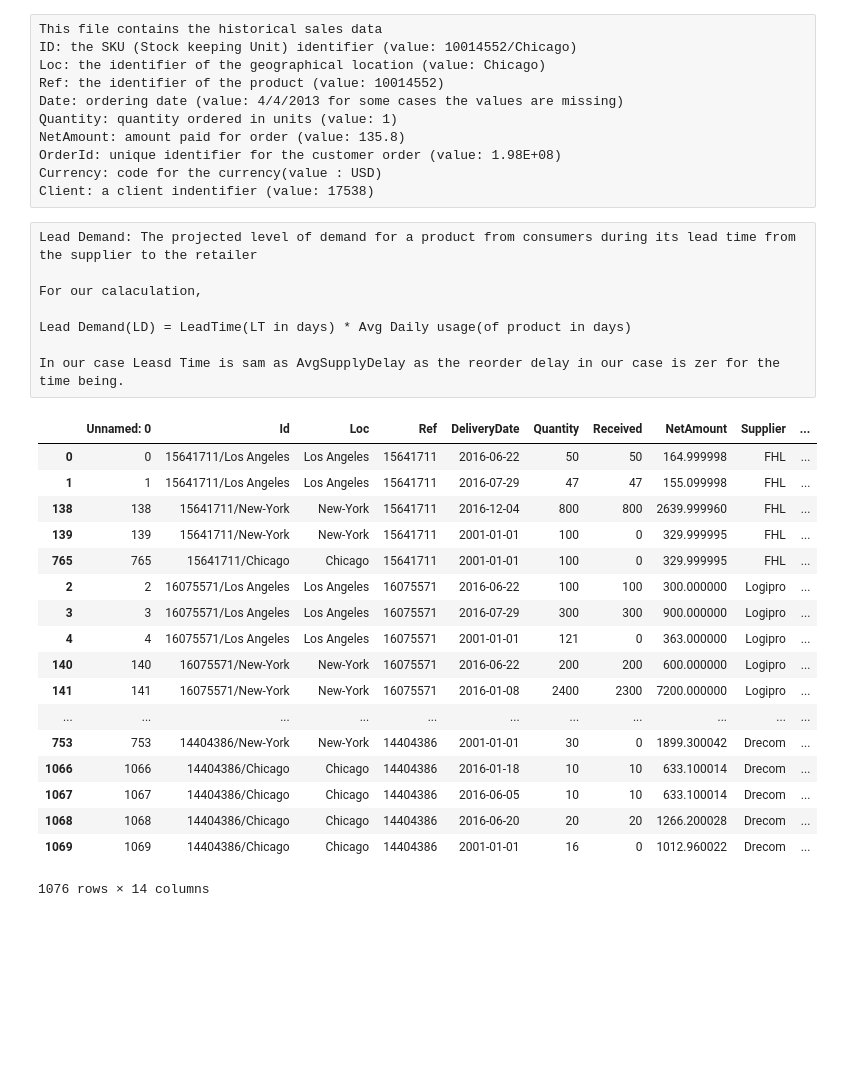
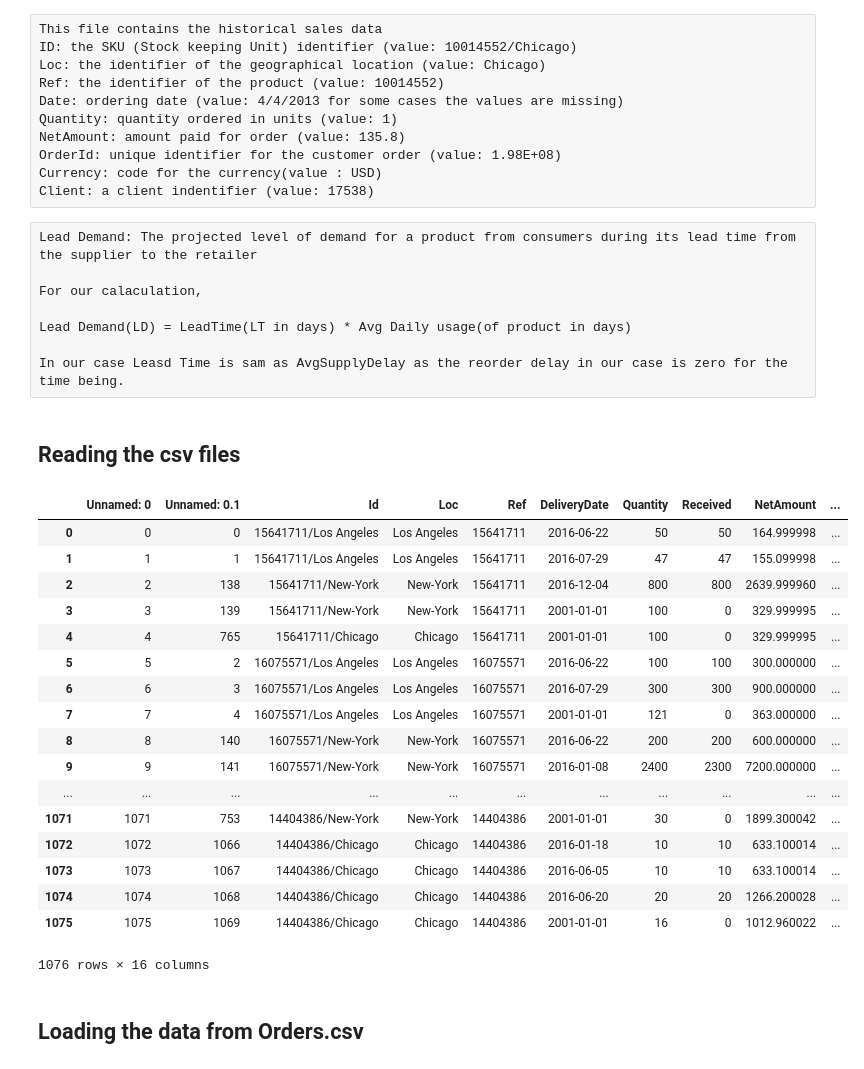
Before and after one commit to pratishthakapoor/RetailReplenishement, a Jupyter notebook: Code/LeadDemand/LeadDemand.ipynb, the cells around one changed output. Cells and saved outputs as stored; diff of their text form; code cells hidden in the pictures; blank space fills up the shorter version.

```diff
--- a/Code/LeadDemand/LeadDemand.ipynb
+++ b/Code/LeadDemand/LeadDemand.ipynb
@@ -18,7 +18,9 @@ For our calaculation,
 
 Lead Demand(LD) = LeadTime(LT in days) * Avg Daily usage(of product in days)
 
-In our case Leasd Time is sam as AvgSupplyDelay as the reorder delay in our case is zer for the time being.
+In our case Leasd Time is sam as AvgSupplyDelay as the reorder delay in our case is zero for the time being.
+# %% [markdown]
+## Reading the csv files
 # %%
 % matplotlib notebook
 import pandas as pd
@@ -28,29 +30,30 @@ from sklearn.model_selection import train_test_split
 #pd.get_option("display.max_rows", 10)
 # %%
 colnames = ['Ref', 'AvgSupplyDelay']
-new_purchase_data = pd.read_csv('Lokad_PurchaseOrders.csv').merge(pd.read_csv('Lokad_AverageSupplyDelay.csv',
-                                                            names = colnames, header = None), on = 'Ref', right_index = True)
+new_purchase_data = pd.read_csv('temp1.csv')
 
 new_purchase_data
 # %% [output]
-|  | Unnamed: 0 | Id | Loc | Ref | DeliveryDate | Quantity | Received | NetAmount | Supplier | ... |
-| 0 | 0 | 15641711/Los Angeles | Los Angeles | 15641711 | 2016-06-22 | 50 | 50 | 164.999998 | FHL | ... |
-| 1 | 1 | 15641711/Los Angeles | Los Angeles | 15641711 | 2016-07-29 | 47 | 47 | 155.099998 | FHL | ... |
-| 138 | 138 | 15641711/New-York | New-York | 15641711 | 2016-12-04 | 800 | 800 | 2639.999960 | FHL | ... |
-| 139 | 139 | 15641711/New-York | New-York | 15641711 | 2001-01-01 | 100 | 0 | 329.999995 | FHL | ... |
-| 765 | 765 | 15641711/Chicago | Chicago | 15641711 | 2001-01-01 | 100 | 0 | 329.999995 | FHL | ... |
-| 2 | 2 | 16075571/Los Angeles | Los Angeles | 16075571 | 2016-06-22 | 100 | 100 | 300.000000 | Logipro | ... |
-| 3 | 3 | 16075571/Los Angeles | Los Angeles | 16075571 | 2016-07-29 | 300 | 300 | 900.000000 | Logipro | ... |
-| 4 | 4 | 16075571/Los Angeles | Los Angeles | 16075571 | 2001-01-01 | 121 | 0 | 363.000000 | Logipro | ... |
-| 140 | 140 | 16075571/New-York | New-York | 16075571 | 2016-06-22 | 200 | 200 | 600.000000 | Logipro | ... |
-| 141 | 141 | 16075571/New-York | New-York | 16075571 | 2016-01-08 | 2400 | 2300 | 7200.000000 | Logipro | ... |
+|  | Unnamed: 0 | Unnamed: 0.1 | Id | Loc | Ref | DeliveryDate | Quantity | Received | NetAmount | ... |
+| 0 | 0 | 0 | 15641711/Los Angeles | Los Angeles | 15641711 | 2016-06-22 | 50 | 50 | 164.999998 | ... |
+| 1 | 1 | 1 | 15641711/Los Angeles | Los Angeles | 15641711 | 2016-07-29 | 47 | 47 | 155.099998 | ... |
+| 2 | 2 | 138 | 15641711/New-York | New-York | 15641711 | 2016-12-04 | 800 | 800 | 2639.999960 | ... |
+| 3 | 3 | 139 | 15641711/New-York | New-York | 15641711 | 2001-01-01 | 100 | 0 | 329.999995 | ... |
+| 4 | 4 | 765 | 15641711/Chicago | Chicago | 15641711 | 2001-01-01 | 100 | 0 | 329.999995 | ... |
+| 5 | 5 | 2 | 16075571/Los Angeles | Los Angeles | 16075571 | 2016-06-22 | 100 | 100 | 300.000000 | ... |
+| 6 | 6 | 3 | 16075571/Los Angeles | Los Angeles | 16075571 | 2016-07-29 | 300 | 300 | 900.000000 | ... |
+| 7 | 7 | 4 | 16075571/Los Angeles | Los Angeles | 16075571 | 2001-01-01 | 121 | 0 | 363.000000 | ... |
+| 8 | 8 | 140 | 16075571/New-York | New-York | 16075571 | 2016-06-22 | 200 | 200 | 600.000000 | ... |
+| 9 | 9 | 141 | 16075571/New-York | New-York | 16075571 | 2016-01-08 | 2400 | 2300 | 7200.000000 | ... |
 | ... | ... | ... | ... | ... | ... | ... | ... | ... | ... | ... |
-| 753 | 753 | 14404386/New-York | New-York | 14404386 | 2001-01-01 | 30 | 0 | 1899.300042 | Drecom | ... |
-| 1066 | 1066 | 14404386/Chicago | Chicago | 14404386 | 2016-01-18 | 10 | 10 | 633.100014 | Drecom | ... |
-| 1067 | 1067 | 14404386/Chicago | Chicago | 14404386 | 2016-06-05 | 10 | 10 | 633.100014 | Drecom | ... |
-| 1068 | 1068 | 14404386/Chicago | Chicago | 14404386 | 2016-06-20 | 20 | 20 | 1266.200028 | Drecom | ... |
-| 1069 | 1069 | 14404386/Chicago | Chicago | 14404386 | 2001-01-01 | 16 | 0 | 1012.960022 | Drecom | ... |
+| 1071 | 1071 | 753 | 14404386/New-York | New-York | 14404386 | 2001-01-01 | 30 | 0 | 1899.300042 | ... |
+| 1072 | 1072 | 1066 | 14404386/Chicago | Chicago | 14404386 | 2016-01-18 | 10 | 10 | 633.100014 | ... |
+| 1073 | 1073 | 1067 | 14404386/Chicago | Chicago | 14404386 | 2016-06-05 | 10 | 10 | 633.100014 | ... |
+| 1074 | 1074 | 1068 | 14404386/Chicago | Chicago | 14404386 | 2016-06-20 | 20 | 20 | 1266.200028 | ... |
+| 1075 | 1075 | 1069 | 14404386/Chicago | Chicago | 14404386 | 2001-01-01 | 16 | 0 | 1012.960022 | ... |
-1076 rows × 14 columns
+1076 rows × 16 columns
+# %% [markdown]
+## Loading the data from Orders.csv
 # %%
 # For the Avarage daily usage of product is calculated using the Lokad_Orders dataset
 
```
Also changed, not shown: parts of 17 cells of this notebook.
